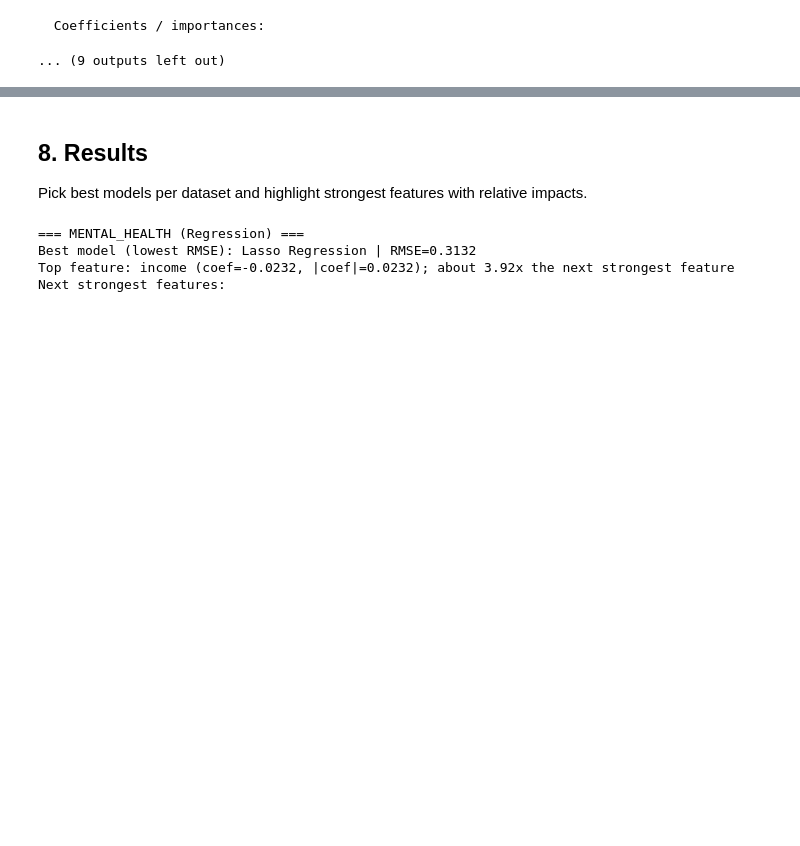
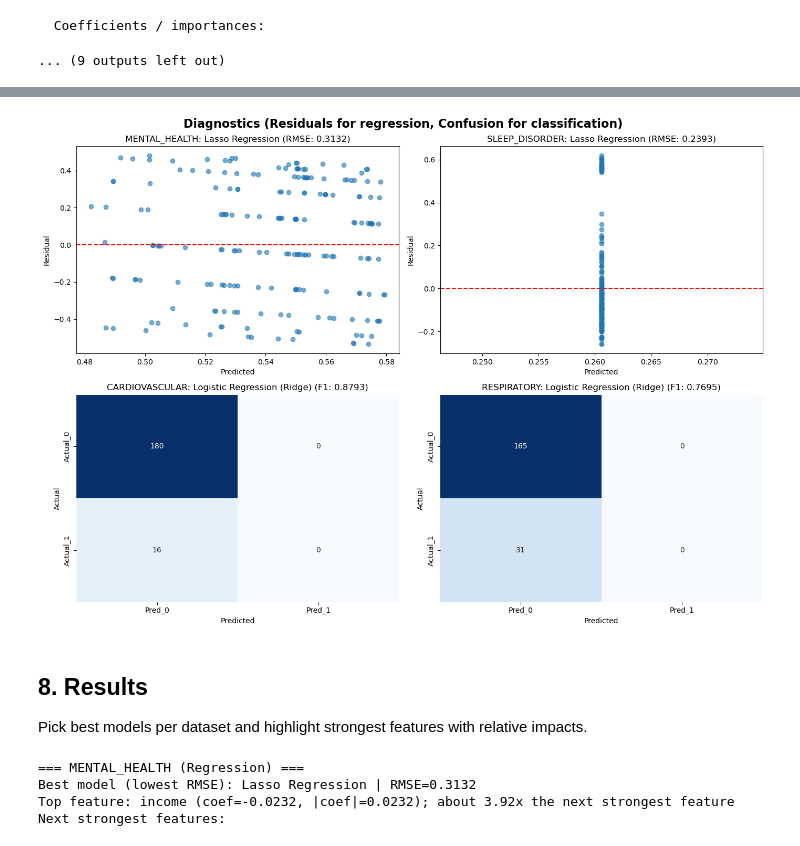
Before and after one commit to MauroPello/ENAC-ML4Science_LIPID, a Jupyter notebook: main.ipynb, the cells around one changed output, grey strips where cells are left out. Cells and saved outputs as stored; diff of their text form; code cells hidden in the pictures; blank space fills up the shorter version.

```diff
--- a/main.ipynb
+++ b/main.ipynb
@@ -958,3 +852,91 @@ Dataset: SLEEP_DISORDER
 | 13 | SLEEP_DISORDER | SVR (RBF) | 0.250009 | 0.160032 | -0.097964 | {'model__C': 11.0, 'model__gamma'... |
   Coefficients / importances:
 ... (9 outputs left out)
+# %%
+# Show residuals for regression datasets or confusion matrices for classification datasets in a single pass
+if (all_residual_plots and not final_reg_df.empty) or (all_confusion_matrices and not final_clf_df.empty):
+    print("MODEL DIAGNOSTICS (Residuals or Confusion)")
+    combined = []
+    seen = set()
+
+    if not final_reg_df.empty:
+        for ds_name in final_reg_df["Dataset"].unique():
+            combined.append(("regression", ds_name))
+            seen.add(ds_name)
+    if not final_clf_df.empty:
+        for ds_name in final_clf_df["Dataset"].unique():
+            if ds_name not in seen:
+                combined.append(("classification", ds_name))
+                seen.add(ds_name)
+
+    if not combined:
+        print("No diagnostics to display.")
+    else:
+        plots_to_show = combined[:4]  # cap at 4 plots to keep the grid readable
+        fig, axes = plt.subplots(2, 2, figsize=(14, 10))
+        fig.suptitle(
+            "Diagnostics (Residuals for regression, Confusion for classification)",
+            fontsize=16,
+            fontweight="bold",
+        )
+        axes = axes.flatten()
+
+        for idx, (kind, dataset_name) in enumerate(plots_to_show):
+            ax = axes[idx]
+
+            if kind == "regression":
+                dataset_results = final_reg_df[final_reg_df["Dataset"] == dataset_name]
+                if dataset_results.empty:
+                    ax.set_visible(False)
+                    continue
+                best_row = dataset_results.loc[dataset_results["RMSE"].idxmin()]
+                model_name = best_row["model"]
+                residuals_key = next((k for k in all_residual_plots if k.upper() == dataset_name), None)
+                payload = all_residual_plots.get(residuals_key, {}).get(model_name)
+
+                if payload is not None:
+                    ax.scatter(payload["pred"], payload["resid"], alpha=0.6)
+                    ax.axhline(0, color="red", linestyle="--")
+                    ax.set_title(
+                        f"{dataset_name}: {model_name} (RMSE: {best_row['RMSE']:.4f})"
+                    )
+                    ax.set_xlabel("Predicted")
+                    ax.set_ylabel("Residual")
+                else:
+                    ax.text(0.5, 0.5, "Residuals not available", ha="center", va="center")
+                    ax.set_title(f"{dataset_name} (regression)")
+            else:
+                dataset_results = final_clf_df[final_clf_df["Dataset"] == dataset_name]
+                if dataset_results.empty:
+                    ax.set_visible(False)
+                    continue
+                best_row = dataset_results.loc[dataset_results["F1"].idxmax()]
+                model_name = best_row["model"]
+                cm_key = next((k for k in all_confusion_matrices if k.upper() == dataset_name), None)
+                cm_df = all_confusion_matrices.get(cm_key, {}).get(model_name)
+
+                if cm_df is not None:
+                    sns.heatmap(cm_df, annot=True, fmt="g", cmap="Blues", cbar=False, ax=ax)
+                    ax.set_title(
+                        f"{dataset_name}: {model_name} (F1: {best_row['F1']:.4f})"
+                    )
+                    ax.set_xlabel("Predicted")
+                    ax.set_ylabel("Actual")
+                else:
+                    ax.text(
+                        0.5,
+                        0.5,
+                        "Confusion matrix not available",
+                        ha="center",
+                        va="center",
+                    )
+                    ax.set_title(f"{dataset_name} (classification)")
+
+        for j in range(len(plots_to_show), 4):
+            axes[j].set_visible(False)
+
+        plt.tight_layout()
+        plt.show()
+else:
+    print("No residuals or confusion matrices to display.")
+# %% [output]
@@ -961,3 +944,4 @@ Dataset: SLEEP_DISORDER
+[figure, added]
 # %% [markdown]
 ## 8. Results
 Pick best models per dataset and highlight strongest features with relative impacts.
```
Also changed, not shown: parts of 2 cells of this notebook.
